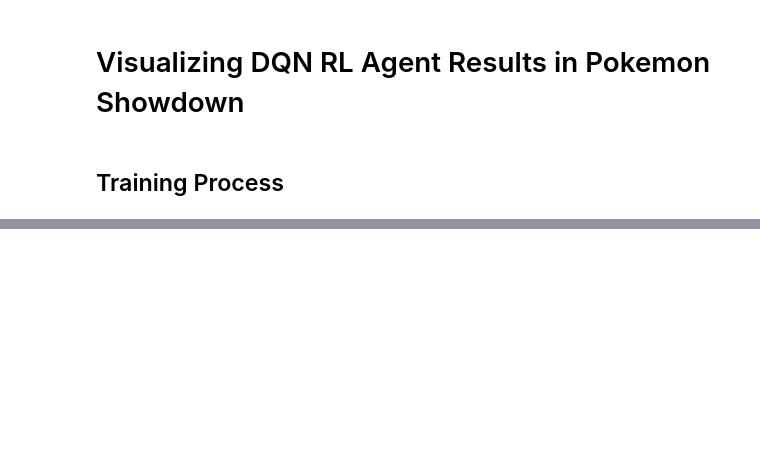
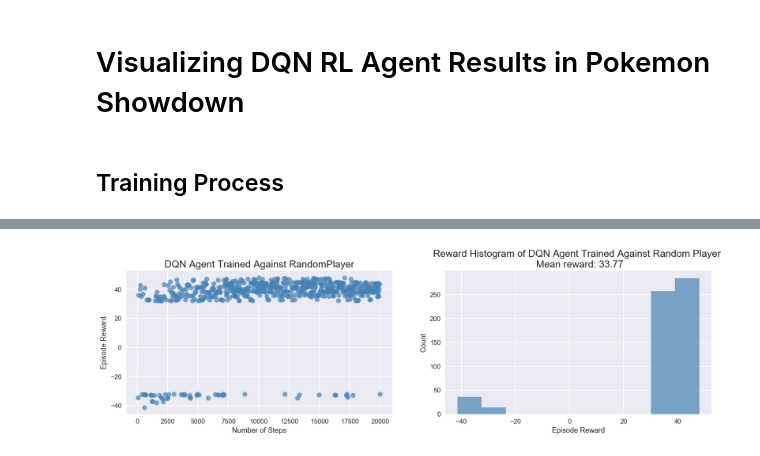
Before and after one commit to vuhcl/poke-env, a Jupyter notebook: src/DQNAgent/dqn_showdown_results.ipynb, the cells around one changed output, grey strips where cells are left out. Cells and saved outputs as stored; diff of their text form; code cells hidden in the pictures; blank space fills up the shorter version.

```diff
--- a/src/DQNAgent/dqn_showdown_results.ipynb
+++ b/src/DQNAgent/dqn_showdown_results.ipynb
@@ -26,12 +11,28 @@ random_train_stats
 # %%
-plt.figure(figsize=(16,4), dpi=100)
-plt.scatter(random_train['nb_steps'], random_train['episode_reward'], alpha = 0.7)
-plt.title("DQN Agent Trained Against RandomPlayer", size=15)
-plt.xlabel('Number of Steps')
-plt.ylabel('Episode Reward')
-plt.show()
+# functions for creating the df and plots
 
-plt.hist(random_train['episode_reward'], alpha = 0.7)
-plt.title(f"Reward Histogram of DQN Agent Trained Against Random Player \n Mean reward: {random_train_stats['episode_reward']['mean']}", size=15)
-plt.xlabel('Episode Reward')
-plt.ylabel('Count')
+def create_df(csv_file):
+    '''
+    create df from csv file
+    '''
+    train = pd.read_csv(csv_file)
+    train.drop('Unnamed: 0', axis=1, inplace=True)
+    return train
+
+def create_plots(train_log, train_opponent, plot_color='blue'):
+    '''
+    Create train plots
+    '''
+    plt.figure(figsize=(16,4), dpi=120)
+    plt.subplot(1,2,1)
+    plt.scatter(train_log['nb_steps'], train_log['episode_reward'], color = plot_color, alpha = 0.7)
+    plt.title(f"DQN Agent Trained Against {train_opponent}Player", size=15)
+    plt.xlabel('Number of Steps')
+    plt.ylabel('Episode Reward')
+
+    plt.subplot(1,2,2)
+    plt.hist(train_log['episode_reward'], color = plot_color, alpha = 0.7)
+    plt.title(f"Reward Histogram of DQN Agent Trained Against {train_opponent} Player \n Mean reward: {round(train_log['episode_reward'].mean(), 2)}", size=15)
+    plt.xlabel('Episode Reward')
+    plt.ylabel('Count')
+    plt.show()
@@ -41,0 +39,5 @@ Text(0,0.5,'Count')
+# %%
+random_train = create_df('RandomPlayer_trainlog_20000eps.csv')
+create_plots(random_train, 'Random', 'SteelBlue')
+# %% [output]
+[figure, added]
```
Also changed, not shown: parts of 15 cells of this notebook.
